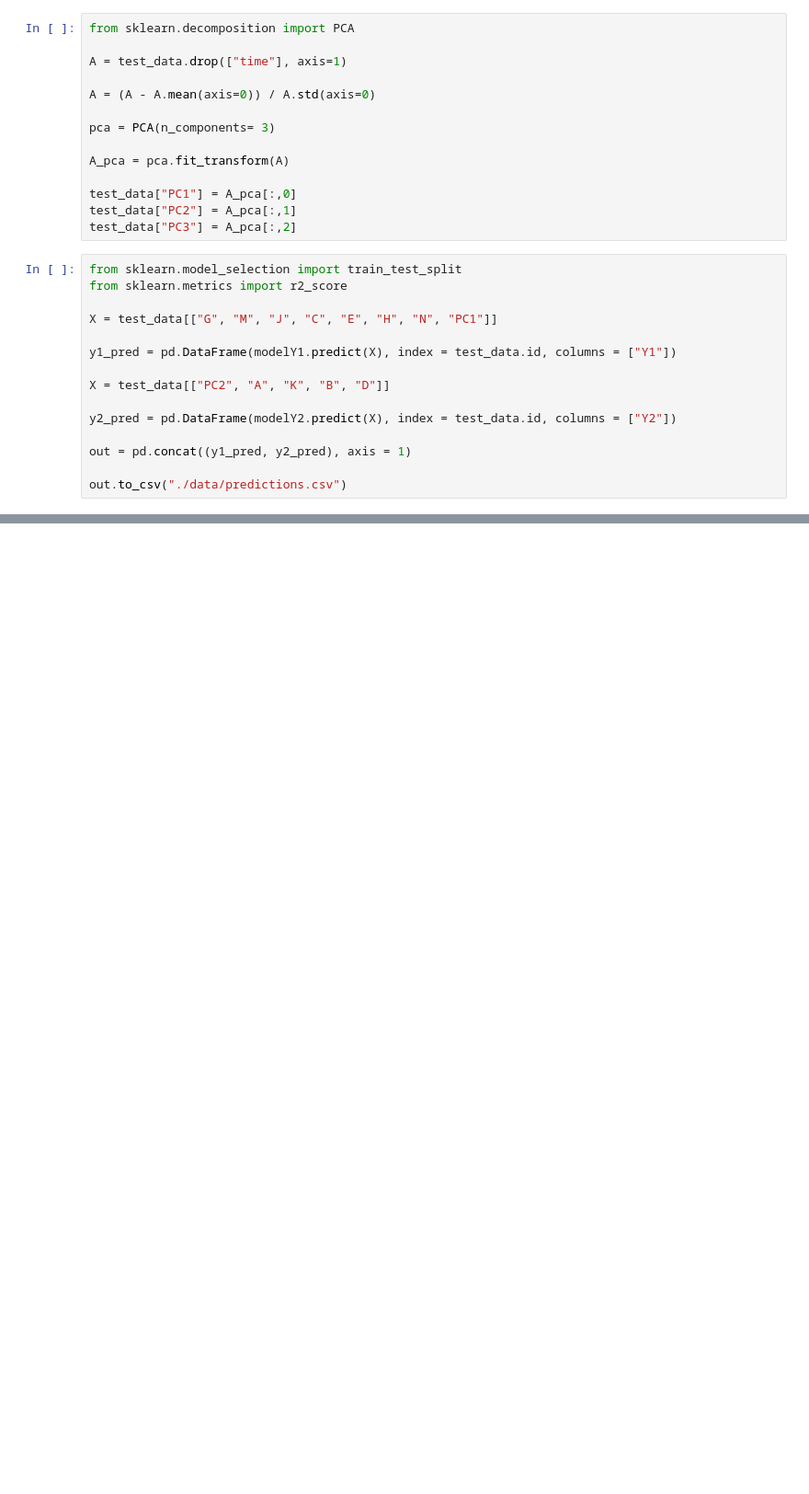
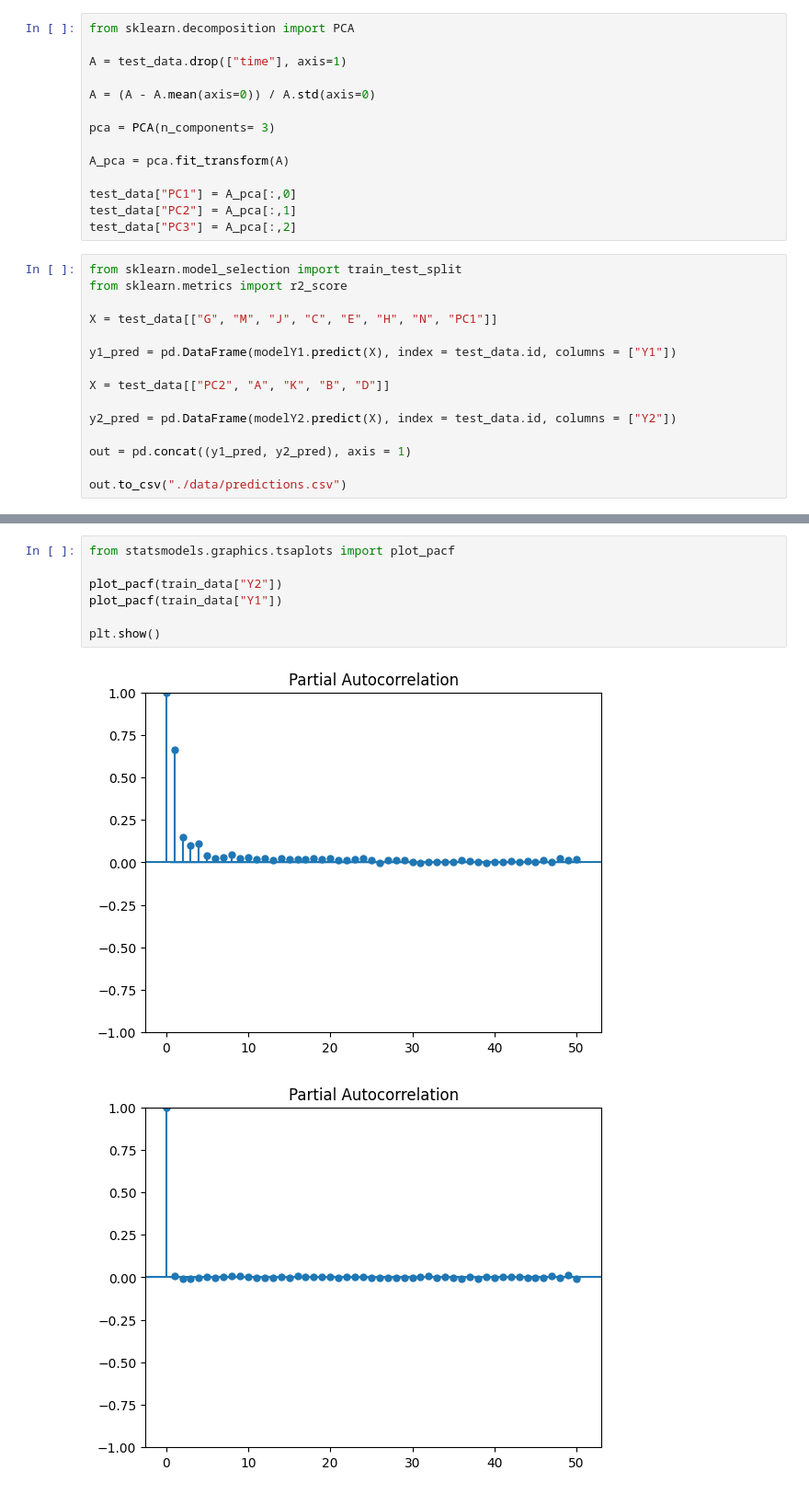
Before and after one commit to amsih/Illiquidiots, a Jupyter notebook: research/research.ipynb, the cells around one changed output, grey strips where cells are left out. Shown: that part at 92% size. Cells and saved outputs as stored; diff of their text form; blank space fills up the shorter version.

```diff
--- a/research/research.ipynb
+++ b/research/research.ipynb
@@ -370,0 +380,10 @@ out.to_csv("./data/predictions.csv")
+# %%
+from statsmodels.graphics.tsaplots import plot_pacf
+
+plot_pacf(train_data["Y2"])
+plot_pacf(train_data["Y1"])
+
+plt.show()
+# %% [output]
+[figure, added]
+[figure, added]
```
Also changed, not shown: parts of 8 cells of this notebook, 1 other file.
